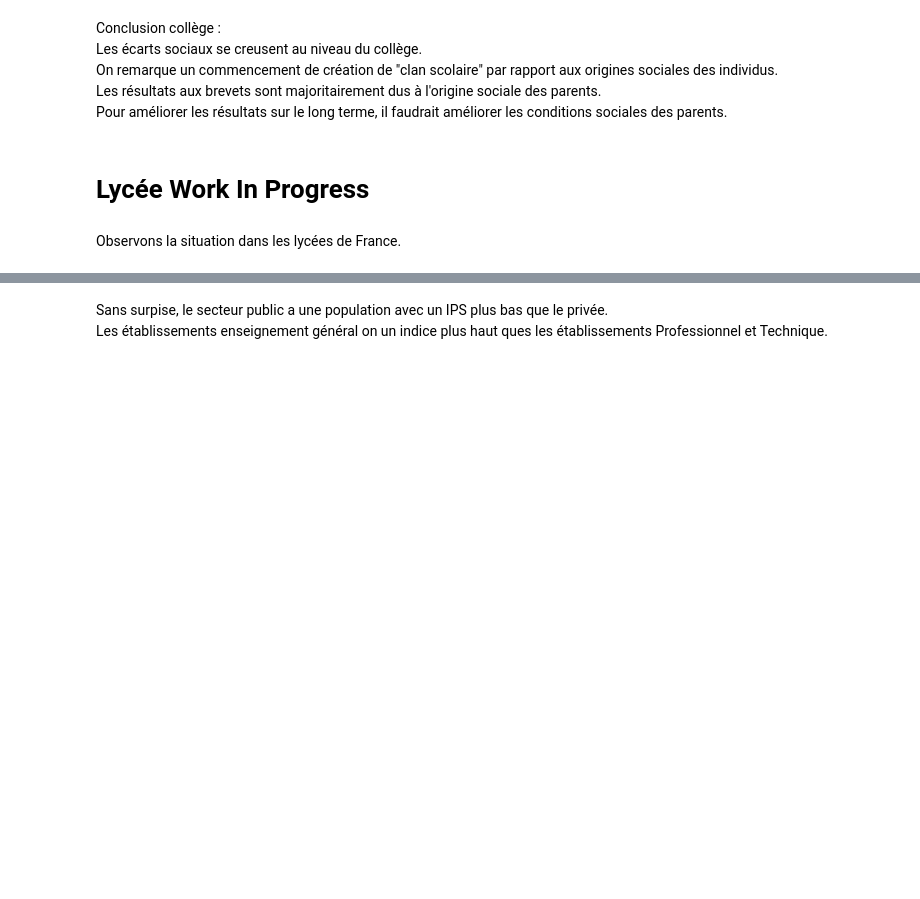
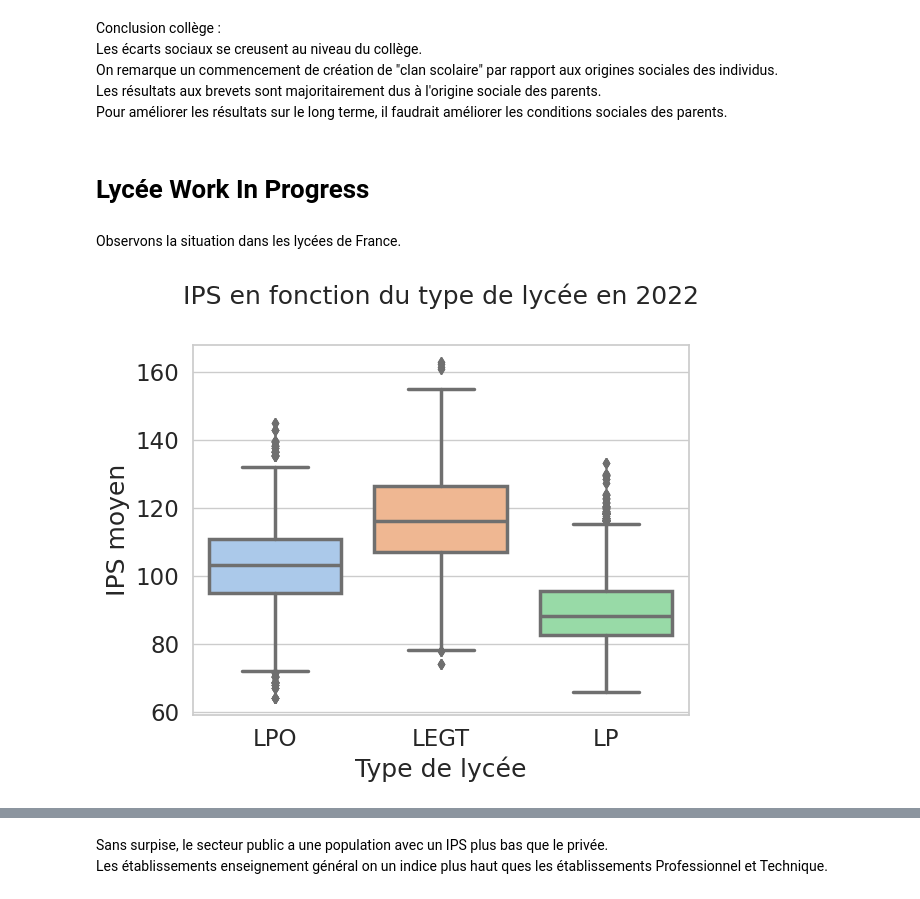
Before and after one commit to barrmath/data_educ, a Jupyter notebook: Analyse finale.ipynb, the cells around one changed output, grey strips where cells are left out. Cells and saved outputs as stored; diff of their text form; code cells hidden in the pictures; blank space fills up the shorter version.

```diff
--- a/Analyse finale.ipynb
+++ b/Analyse finale.ipynb
@@ -341,3 +339,12 @@ Observons la situation dans les lycées de France.
+# %%
+# type de lycee ips et rentree :
+fig,ax = plt.subplots()
+sns.boxplot(data=lycee[lycee['Rentrée scolaire']==2022],x='Type de lycée', y='IPS Ensemble GT-PRO',ax=ax)
+ax.set_title('IPS en fonction du type de lycée en 2022',pad=30)
+ax.set_ylabel("IPS moyen")
+plt.show()
+# %% [output]
+[figure, added]
 # %%
 # type de lycee ips et rentree :
 fig,ax = plt.subplots()
```
Also changed, not shown: parts of 6 cells of this notebook, 1 other file.
